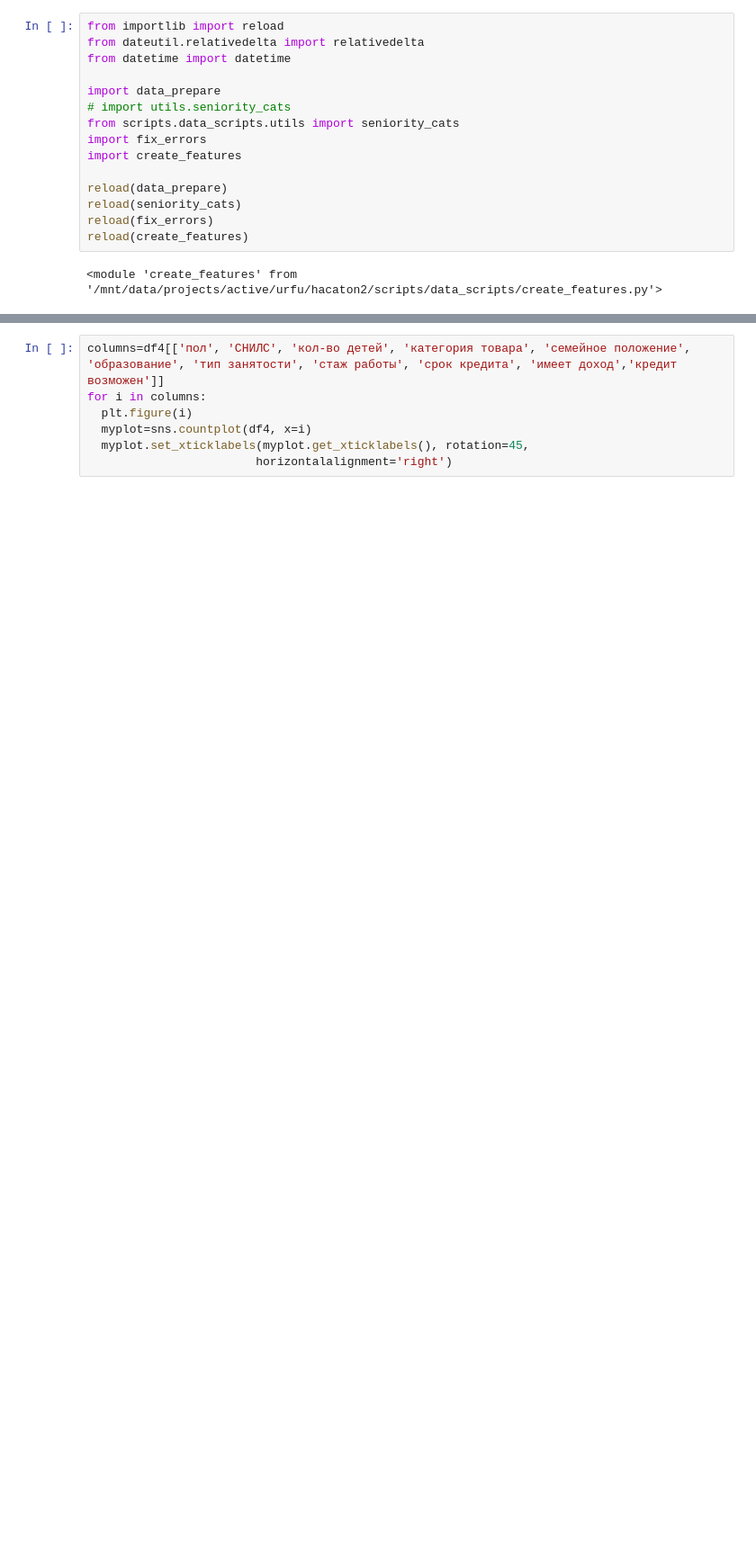
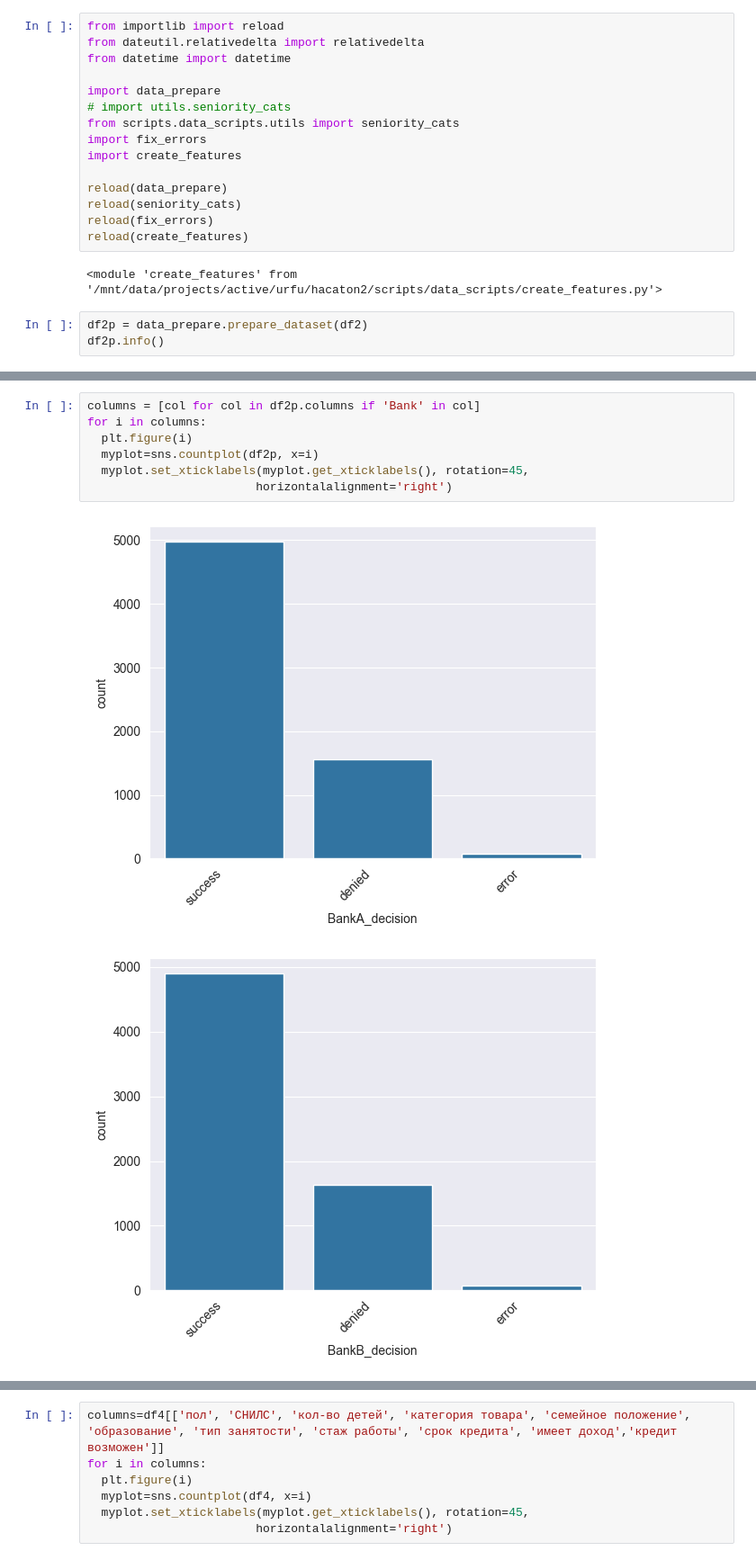
Before and after one commit to svwk/hacaton2, a Jupyter notebook: scripts/data_scripts/analyze_data.ipynb, the cells around one changed output, grey strips where cells are left out. Shown at 90% size. Saved outputs shown, nothing was run; the diff lists cells and outputs as text; blank space fills up the shorter version.

```diff
--- a/scripts/data_scripts/analyze_data.ipynb
+++ b/scripts/data_scripts/analyze_data.ipynb
@@ -205,3 +205,6 @@ reload(fix_errors)
 reload(create_features)
 # %% [output]
 <module 'create_features' from '/mnt/data/projects/active/urfu/hacaton2/scripts/data_scripts/create_features.py'>
+# %%
+df2p = data_prepare.prepare_dataset(df2)
+df2p.info()
@@ -289,3 +404,13 @@ success    4970
 denied     1562
 error        71
 Name: count, dtype: int64
+# %%
+columns = [col for col in df2p.columns if 'Bank' in col]
+for i in columns:
+  plt.figure(i)
+  myplot=sns.countplot(df2p, x=i)
+  myplot.set_xticklabels(myplot.get_xticklabels(), rotation=45,
+                        horizontalalignment='right')
+# %% [output]
+[figure, added]
+[figure, added]
```
Also changed, not shown: parts of 51 cells of this notebook, 1 other file.
